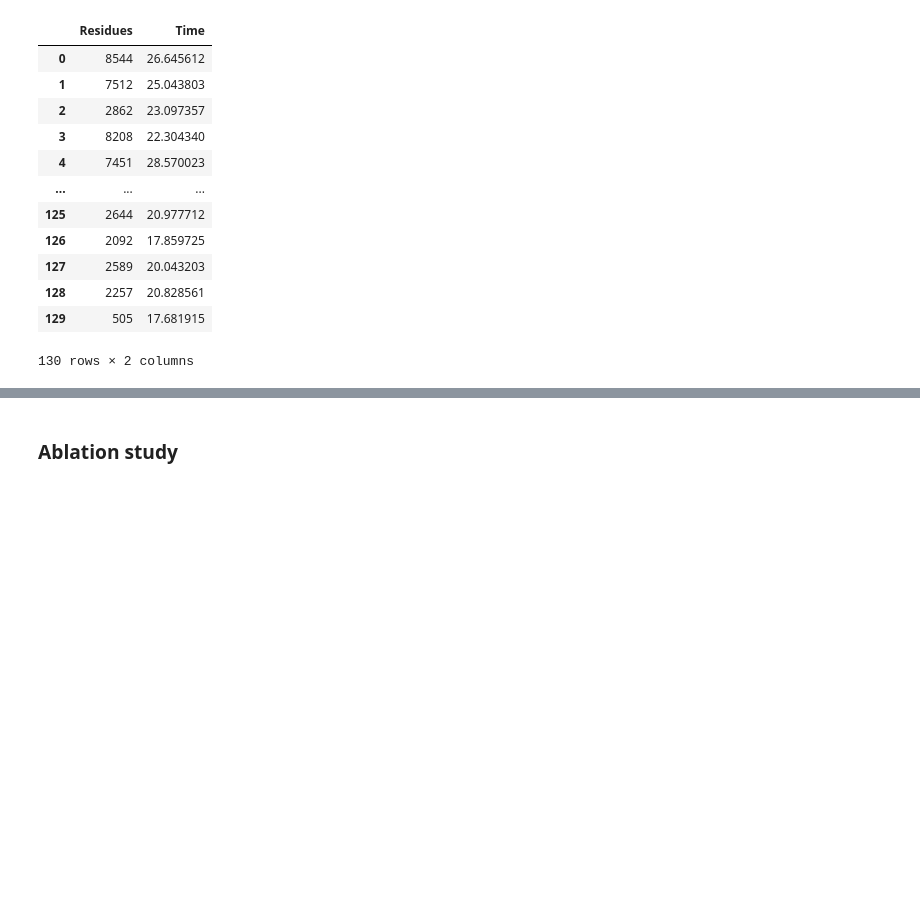
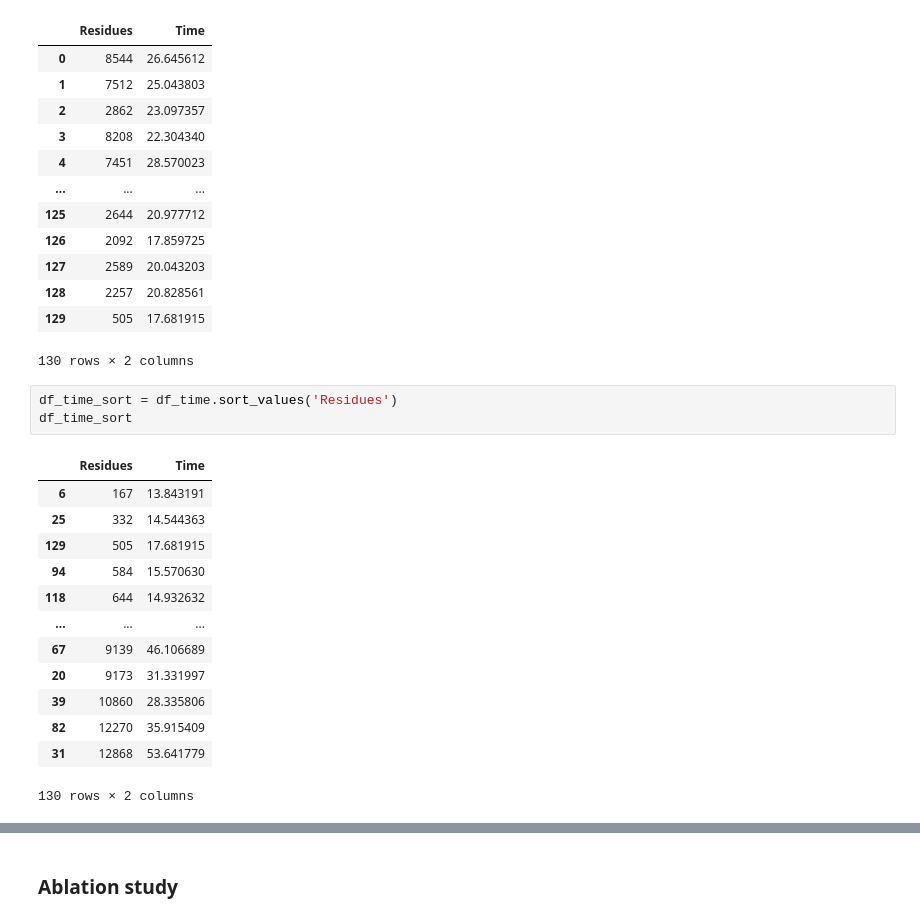
Before and after one commit to chenwei-zhang/struc2mapGAN, a Jupyter notebook: notebooks/evaluate_plot.ipynb, the cells around one changed output, grey strips where cells are left out. Saved outputs shown, nothing was run; the diff lists cells and outputs as text; blank space fills up the shorter version.

```diff
--- a/notebooks/evaluate_plot.ipynb
+++ b/notebooks/evaluate_plot.ipynb
@@ -482,6 +660,23 @@ df_time
 | 128 | 2257 | 20.828561 |
 | 129 | 505 | 17.681915 |
 130 rows × 2 columns
+# %%
+df_time_sort = df_time.sort_values('Residues')
+df_time_sort
+# %% [output]
+|  | Residues | Time |
+| 6 | 167 | 13.843191 |
+| 25 | 332 | 14.544363 |
+| 129 | 505 | 17.681915 |
+| 94 | 584 | 15.570630 |
+| 118 | 644 | 14.932632 |
+| ... | ... | ... |
+| 67 | 9139 | 46.106689 |
+| 20 | 9173 | 31.331997 |
+| 39 | 10860 | 28.335806 |
+| 82 | 12270 | 35.915409 |
+| 31 | 12868 | 53.641779 |
+130 rows × 2 columns
 # %%
 df['Residues']
 
```
Also changed, not shown: parts of 23 cells of this notebook, 1 other file.
